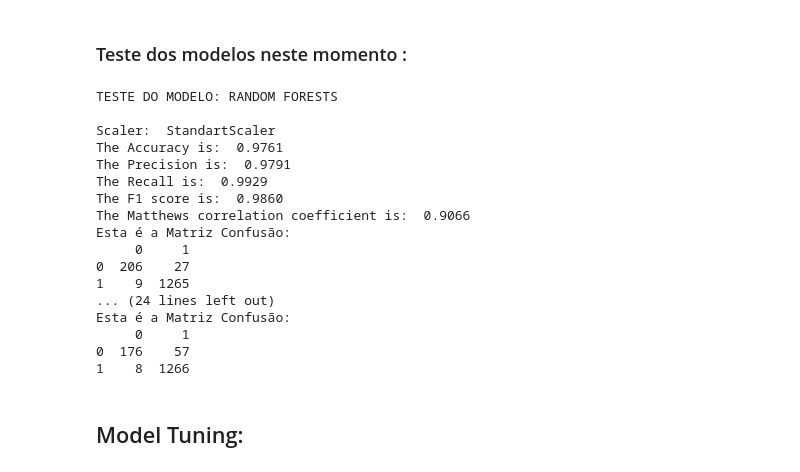
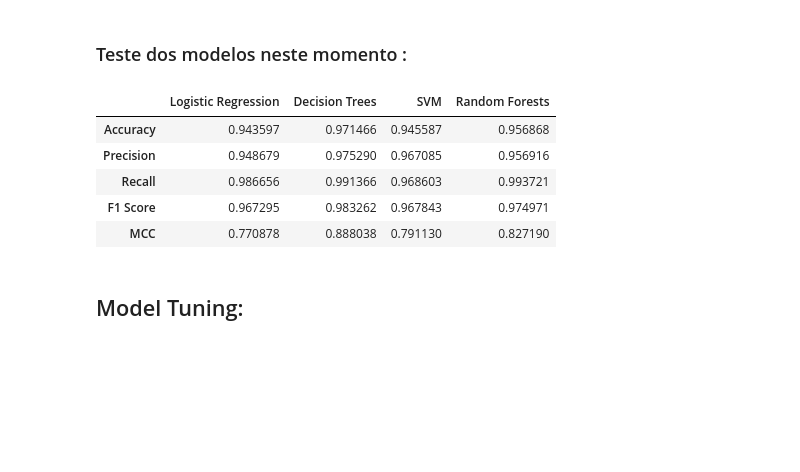
Before and after one commit to fh0312/Machine_Learning_Project, a Jupyter notebook: Projeto_2_Grupo_41.ipynb, the cells around one changed output. Cells and saved outputs as stored; diff of their text form; code cells hidden in the pictures; blank space fills up the shorter version.

```diff
--- a/Projeto_2_Grupo_41.ipynb
+++ b/Projeto_2_Grupo_41.ipynb
@@ -481,43 +476,41 @@ Tendo em conta os resultados do StepWise ficamos a saber quais sao as 6 features
 # %%
 # Temos que X sao as features e o Y é a variavel de classificação
 X = smallDataSet.drop('Biodegradable_RB', axis=1)
 y = smallDataSet['Biodegradable_RB']
 
 X_train, X_test, y_train, y_test = train_test_split(X, y, test_size=0.33, random_state=22)
 
 #Escala-se a data a ser utilizada, com o StandartScaler (melhor dos testes)
 Xtrain_scaled, Xtest_scaled = scaleData(StandardScaler(),X_train,X_test)
 
 results = {}
 
-print("TESTE DO MODELO: RANDOM FORESTS\n")
-testScalers({'StandartScaler':StandardScaler()},RandomForestClassifier(),results,Xtrain_scaled,Xtest_scaled,y_train,y_test);
 
-print()
-print("TESTE DO MODELO: DECISION TREES\n")
-testScalers({'StandartScaler':StandardScaler()},DecisionTreeClassifier(),results,Xtrain_scaled,Xtest_scaled,y_train,y_test);
+lrS = testScalers({'StandartScaler':StandardScaler()},LogisticRegression(),results,Xtrain_scaled,Xtest_scaled,y_train,y_test,False);
 
-print()
-print("TESTE DO MODELO: SVM\n")
-testScalers({'StandartScaler':StandardScaler()},SVC(),results,Xtrain_scaled,Xtest_scaled,y_train,y_test);
+dtS=testScalers({'StandartScaler':StandardScaler()},RandomForestClassifier(),results,Xtrain_scaled,Xtest_scaled,y_train,y_test,False);
+
+svmS=testScalers({'StandartScaler':StandardScaler()},DecisionTreeClassifier(),results,Xtrain_scaled,Xtest_scaled,y_train,y_test,False);
+
+
+rfS=testScalers({'StandartScaler':StandardScaler()},SVC(),results,Xtrain_scaled,Xtest_scaled,y_train,y_test,False);
+
+# Criar uma tabela com os dados todos
+data = {'Logistic Regression': lrS, 'Decision Trees': dtS, 'SVM': svmS, 'Random Forests': rfS}
+df = pd.DataFrame(data)
+
+# Set the index labels
+row_labels = ['Accuracy', 'Precision', 'Recall', 'F1 Score','MCC']
+df.index = row_labels
+
+df
 # %% [output]
-TESTE DO MODELO: RANDOM FORESTS
-
-Scaler:  StandartScaler
-The Accuracy is:  0.9761
-The Precision is:  0.9791
-The Recall is:  0.9929
-The F1 score is:  0.9860
-The Matthews correlation coefficient is:  0.9066
-Esta é a Matriz Confusão:
-     0     1
-0  206    27
-1    9  1265
-... (24 lines left out)
-Esta é a Matriz Confusão:
-     0     1
-0  176    57
-1    8  1266
+|  | Logistic Regression | Decision Trees | SVM | Random Forests |
+| Accuracy | 0.943597 | 0.971466 | 0.945587 | 0.956868 |
+| Precision | 0.948679 | 0.975290 | 0.967085 | 0.956916 |
+| Recall | 0.986656 | 0.991366 | 0.968603 | 0.993721 |
+| F1 Score | 0.967295 | 0.983262 | 0.967843 | 0.974971 |
+| MCC | 0.770878 | 0.888038 | 0.791130 | 0.827190 |
 # %% [markdown]
 ## Model Tuning:
 # %% [markdown]
```
Also changed, not shown: parts of 14 cells of this notebook, 1 other file.
